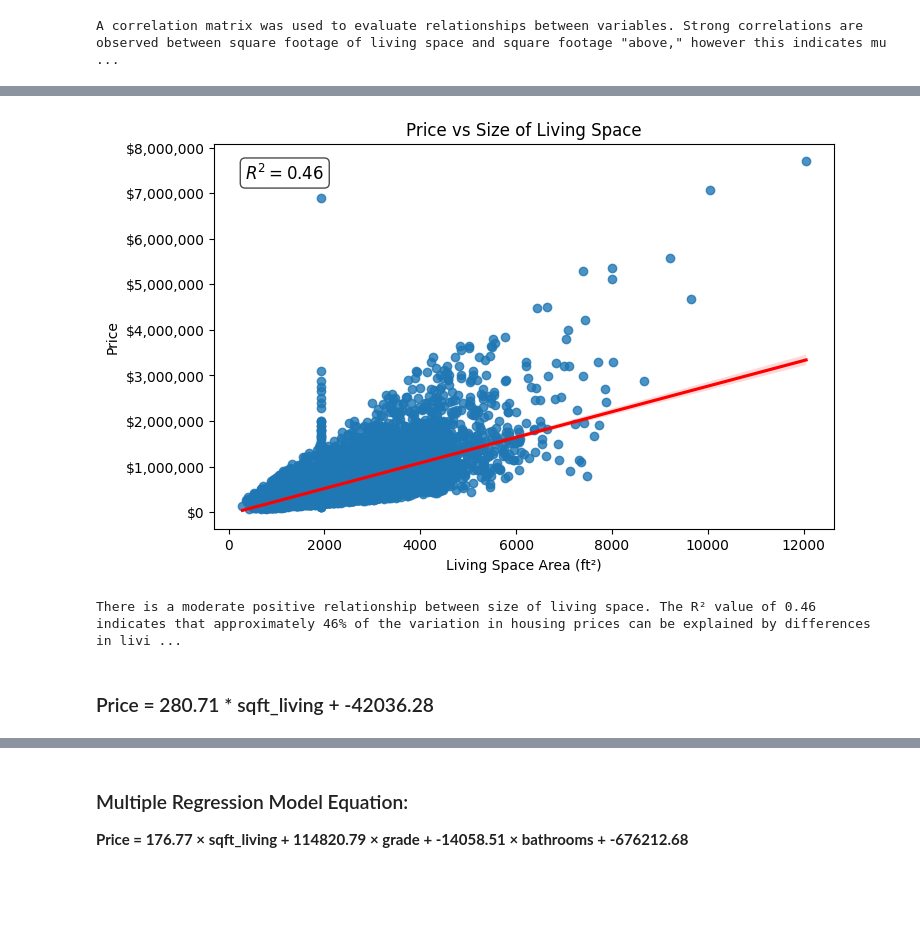
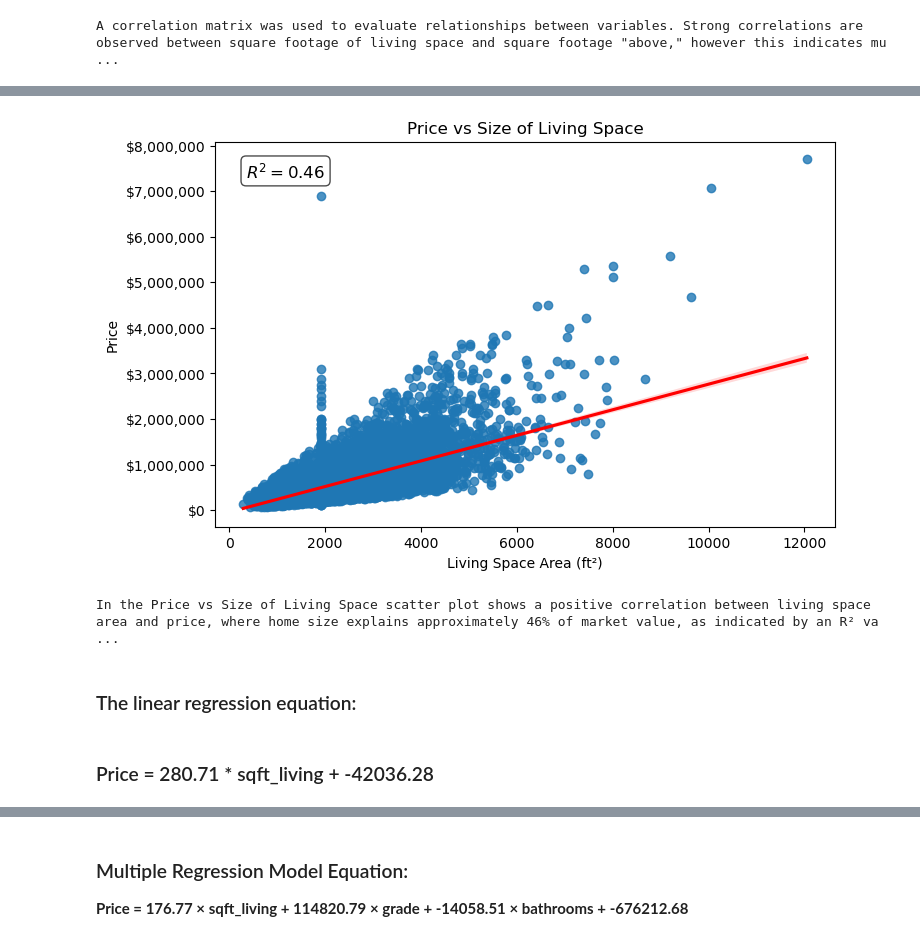
Before and after one commit to mhettick-sd/ADS500B-Final_Project, a Jupyter notebook: notebooks/analysis_FinalAnalysis.ipynb, the cells around one changed output, grey strips where cells are left out. Cells and saved outputs as stored; diff of their text form; code cells hidden in the pictures; blank space fills up the shorter version.

```diff
--- a/notebooks/analysis_FinalAnalysis.ipynb
+++ b/notebooks/analysis_FinalAnalysis.ipynb
@@ -476,37 +503,51 @@ formatter = FuncFormatter(lambda x, _: f'${int(x):,}')
 plt.gca().yaxis.set_major_formatter(formatter)
 
 # Add R² annotation on plot
 plt.text(
     0.05, 0.95,                     # position (relative to plot)
     f'$R^2 = {r2:.2f}$',
     transform=plt.gca().transAxes,  # makes position relative
     fontsize=12,
     verticalalignment='top',
     bbox=dict(boxstyle='round', facecolor='white', alpha=0.7)
 )
 
 plt.title("Price vs Size of Living Space")
 plt.xlabel("Living Space Area (ft²)")
 plt.ylabel("Price")
 
 plt.show()
 
 display(HTML(f"""
 <h3>
-There is a moderate positive relationship between size of living space. The R² value of 0.46 indicates that approximately 46% of the variation in housing prices can be explained by differences in living space.
+In the Price vs Size of Living Space scatter plot shows a positive correlation between living space area and price, where home size explains
+approximately 46% of market value, as indicated by an R² value of 0.46. The relationship is described by a linear regression equation suggesting that,
+on average, each additional square foot increases property value by about 281 dollars. Despite this overall trend, the data shows significant
+inconsistent spread, with price variability increasing sharply for larger homes. This effect becomes especially pronounced beyond higher square footage
+ranges, along with a clear vertical cluster that includes a major outlier reaching nearly $7 million. These patterns suggest that while the regression
+line provides a useful baseline estimate, factors such as location and luxury finishes often cause property prices to diverge substantially from what
+physical size alone would predict.
 """))
 
 m1, b1 = np.polyfit(df_unique['sqft_living'], df_unique['price'], 1)
 
 
 display(HTML(f"""
 <h3>
+The linear regression equation:
+"""))
+
+
+
+display(HTML(f"""
+<h3>
 Price = {m1:.2f} * sqft_living + {b1:.2f}
 """))
 # %% [output]
-[figure, old version]
+[figure, new version]
-There is a moderate positive relationship between size of living space. The R² value of 0.46 indicates that approximately 46% of the variation in housing prices can be explained by differences in livi ...
+In the Price vs Size of Living Space scatter plot shows a positive correlation between living space area and price, where home size explains approximately 46% of market value, as indicated by an R² va ...
-Price = 280.71 * sqft_living + -42036.28
+The linear regression equation:
+Price = 280.71 * sqft_living + -42036.28
 # %%
 X = df_unique[['grade']]
 y = df_unique['price']
```
Also changed, not shown: parts of 17 cells of this notebook, 1 other file.
